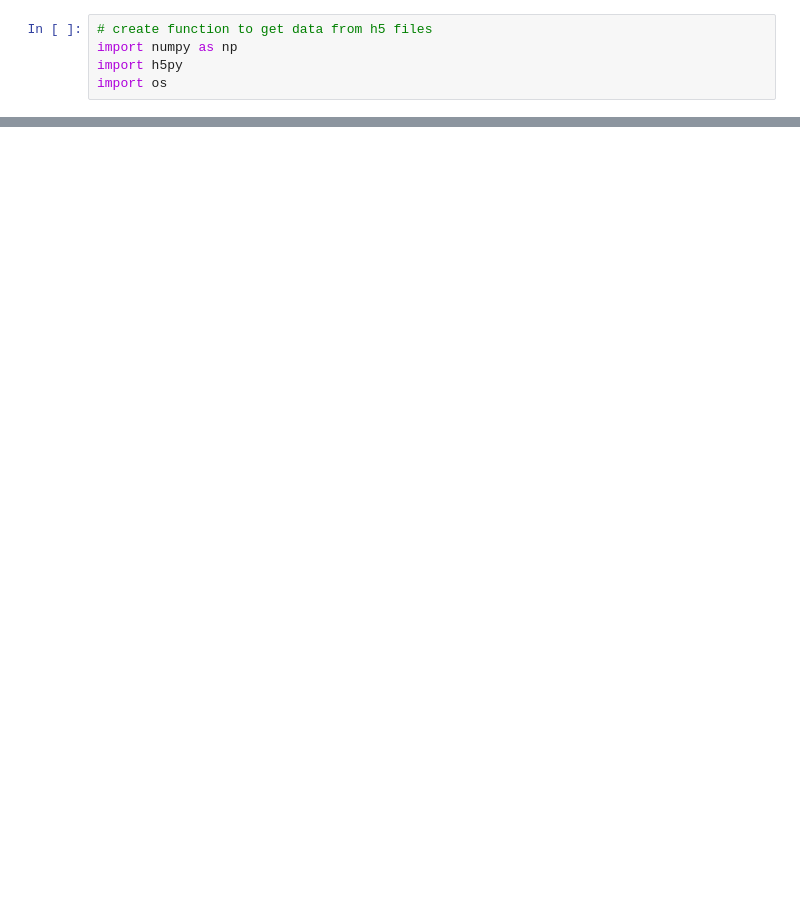
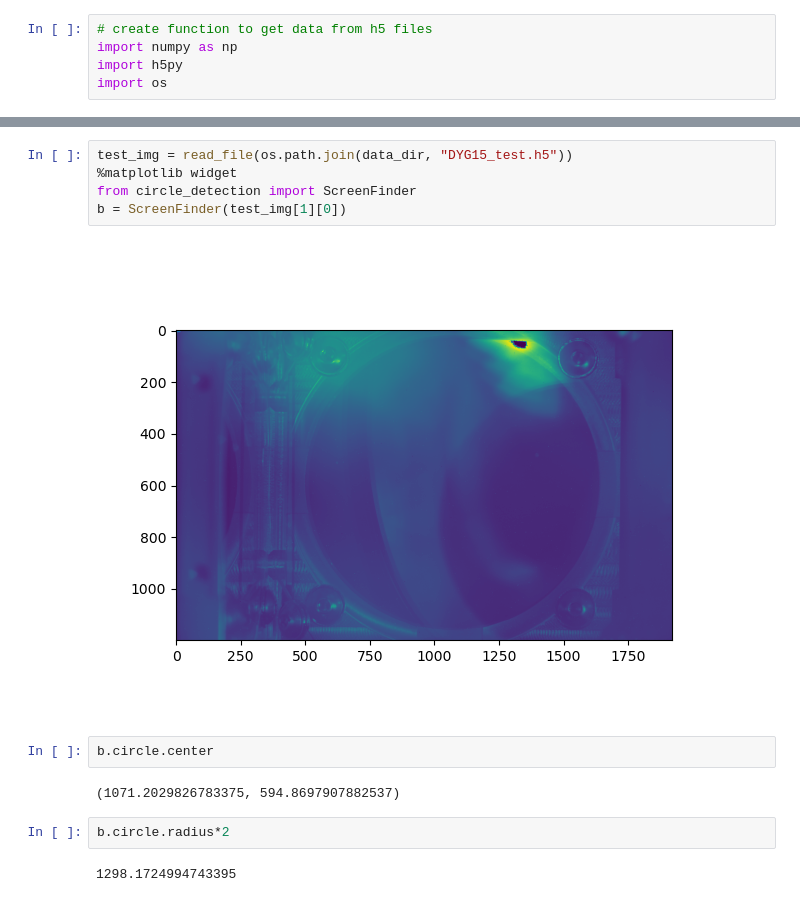
Before and after one commit to jp-ga/awa-badger, a Jupyter notebook: analysis/6D_reconstruction/image_centering.ipynb, the cells around one changed output, grey strips where cells are left out. Saved outputs shown, nothing was run; the diff lists cells and outputs as text; blank space fills up the shorter version.

```diff
--- a/analysis/6D_reconstruction/image_centering.ipynb
+++ b/analysis/6D_reconstruction/image_centering.ipynb
@@ -29,0 +34,15 @@ a.circle.center
+# %%
+test_img = read_file(os.path.join(data_dir, "DYG15_test.h5"))
+%matplotlib widget
+from circle_detection import ScreenFinder
+b = ScreenFinder(test_img[1][0])
+# %% [output]
+[figure, added]
+# %%
+b.circle.center
+# %% [output]
+(1071.2029826783375, 594.8697907882537)
+# %%
+b.circle.radius*2
+# %% [output]
+1298.1724994743395
```
Also changed, not shown: parts of 6 cells of this notebook, 11 other files.
